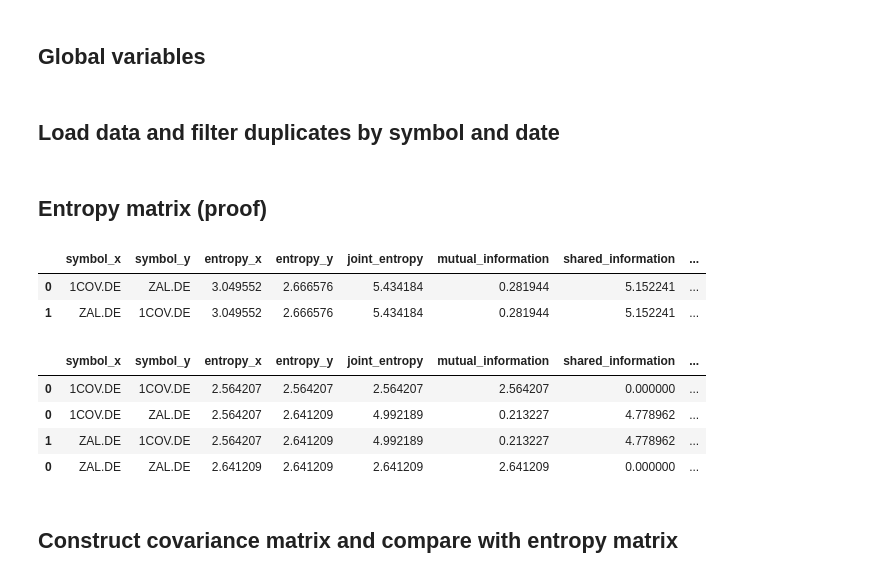
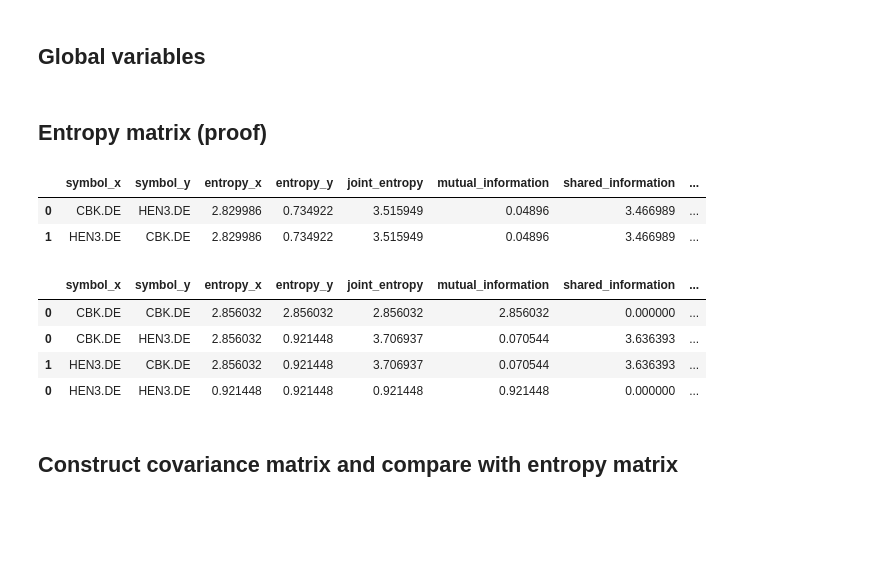
Before and after one commit to fsabrilb/Market_Efficiency, a Jupyter notebook: scripts/estimate_covariance_matrix_entropy.ipynb, the cells around one changed output. Drawn from its saved outputs; the diff is of its cells as text; code cells hidden in the pictures; blank space fills up the shorter version.

```diff
--- a/scripts/estimate_covariance_matrix_entropy.ipynb
+++ b/scripts/estimate_covariance_matrix_entropy.ipynb
@@ -25,6 +25,5 @@ input_path_processed = "../input_files/processed_data"
 input_path_data_dictionary = "../input_files/data_dictionary"
 log_path = "../logs"
 output_path = "../output_files"
-input_generation_date = "2024-06-24"
+input_generation_date = "2024-07-24"
+stock_index_name = "gdaxi"
-# %% [markdown]
-## Load data and filter duplicates by symbol and date
@@ -40,47 +30,56 @@ df_stock_index.drop_duplicates(subset = ["date", "symbol"], keep = "first", inpl
+# %%
+stock_index_list = {
+    "gspc" : ["EW", "SWKS"],         # Standard and Poor's 500 - S&P 500 (United States)
+    "mxx" : ["CUERVO.MX", "GCC.MX"], # Mexico Price and Quote Index (Mexico)
+    "gdaxi" : ["CBK.DE", "HEN3.DE"]  # DAX Performance Index (Germany)
+}
+
+# Define shares pair
+shares_pair = stock_index_list[stock_index_name]
+
+# Load data and filter duplicates by symbol and date
+df_stock_index = pd.read_pickle(
+    "{}/df_stock_index_{}_{}.pkl".format(
+        input_path_processed,
+        stock_index_name,
+        re.sub("-", "", input_generation_date)
+    )
+)
+
+df_stock_index.drop_duplicates(subset = ["date", "symbol"], keep = "first", inplace = True, ignore_index = True)
 # %% [markdown]
 ## Entropy matrix (proof)
-# %%
-column_ = "z_score_log_return"
-
-# Standard and Poor's 500 - S&P 500 (United States)
-#shares_pair = ["EW", "SWKS"]
-
-# Mexico Price and Quote Index (Mexico)
-#shares_pair = ["CUERVO.MX", "GCC.MX"]
-
-# DAX Performance Index (Germany)
-shares_pair = ["CBK.DE", "HEN3.DE"]
 # %%
 ee.estimate_entropy_pairs(
     df = df_stock_index,
     precision = 12,
-    column_ = column_,
+    column_ = "z_score_log_return",
     log_path = log_path,
-    log_filename = "log_entropy_proof",
+    log_filename = "log_entropy_proof_{}".format(stock_index_name),
     verbose = 1,
     entropy_args_list = (shares_pair[0], shares_pair[1], 76, 50)
 )
 # %% [output]
 |  | symbol_x | symbol_y | entropy_x | entropy_y | joint_entropy | mutual_information | shared_information | ... |
-| 0 | 1COV.DE | ZAL.DE | 3.049552 | 2.666576 | 5.434184 | 0.281944 | 5.152241 | ... |
-| 1 | ZAL.DE | 1COV.DE | 3.049552 | 2.666576 | 5.434184 | 0.281944 | 5.152241 | ... |
+| 0 | CBK.DE | HEN3.DE | 2.829986 | 0.734922 | 3.515949 | 0.04896 | 3.466989 | ... |
+| 1 | HEN3.DE | CBK.DE | 2.829986 | 0.734922 | 3.515949 | 0.04896 | 3.466989 | ... |
 # %%
 ee.estimate_entropy_matrix(
     df = df_stock_index[df_stock_index["symbol"].isin(shares_pair)],
     min_bins = 10,
     precision = 12,
-    column_ = column_,
+    column_ = "z_score_log_return",
     log_path = log_path,
-    log_filename = "log_entropy_proof",
+    log_filename = "log_entropy_proof_{}".format(stock_index_name),
     verbose = 1,
     tqdm_bar = True
 )
 # %% [output]
 |  | symbol_x | symbol_y | entropy_x | entropy_y | joint_entropy | mutual_information | shared_information | ... |
-| 0 | 1COV.DE | 1COV.DE | 2.564207 | 2.564207 | 2.564207 | 2.564207 | 0.000000 | ... |
-| 0 | 1COV.DE | ZAL.DE | 2.564207 | 2.641209 | 4.992189 | 0.213227 | 4.778962 | ... |
-| 1 | ZAL.DE | 1COV.DE | 2.564207 | 2.641209 | 4.992189 | 0.213227 | 4.778962 | ... |
-| 0 | ZAL.DE | ZAL.DE | 2.641209 | 2.641209 | 2.641209 | 2.641209 | 0.000000 | ... |
+| 0 | CBK.DE | CBK.DE | 2.856032 | 2.856032 | 2.856032 | 2.856032 | 0.000000 | ... |
+| 0 | CBK.DE | HEN3.DE | 2.856032 | 0.921448 | 3.706937 | 0.070544 | 3.636393 | ... |
+| 1 | HEN3.DE | CBK.DE | 2.856032 | 0.921448 | 3.706937 | 0.070544 | 3.636393 | ... |
+| 0 | HEN3.DE | HEN3.DE | 0.921448 | 0.921448 | 0.921448 | 0.921448 | 0.000000 | ... |
 # %% [markdown]
 ## Construct covariance matrix and compare with entropy matrix
 # %%
```
Also changed, not shown: parts of 16 cells of this notebook, 3 other files.
